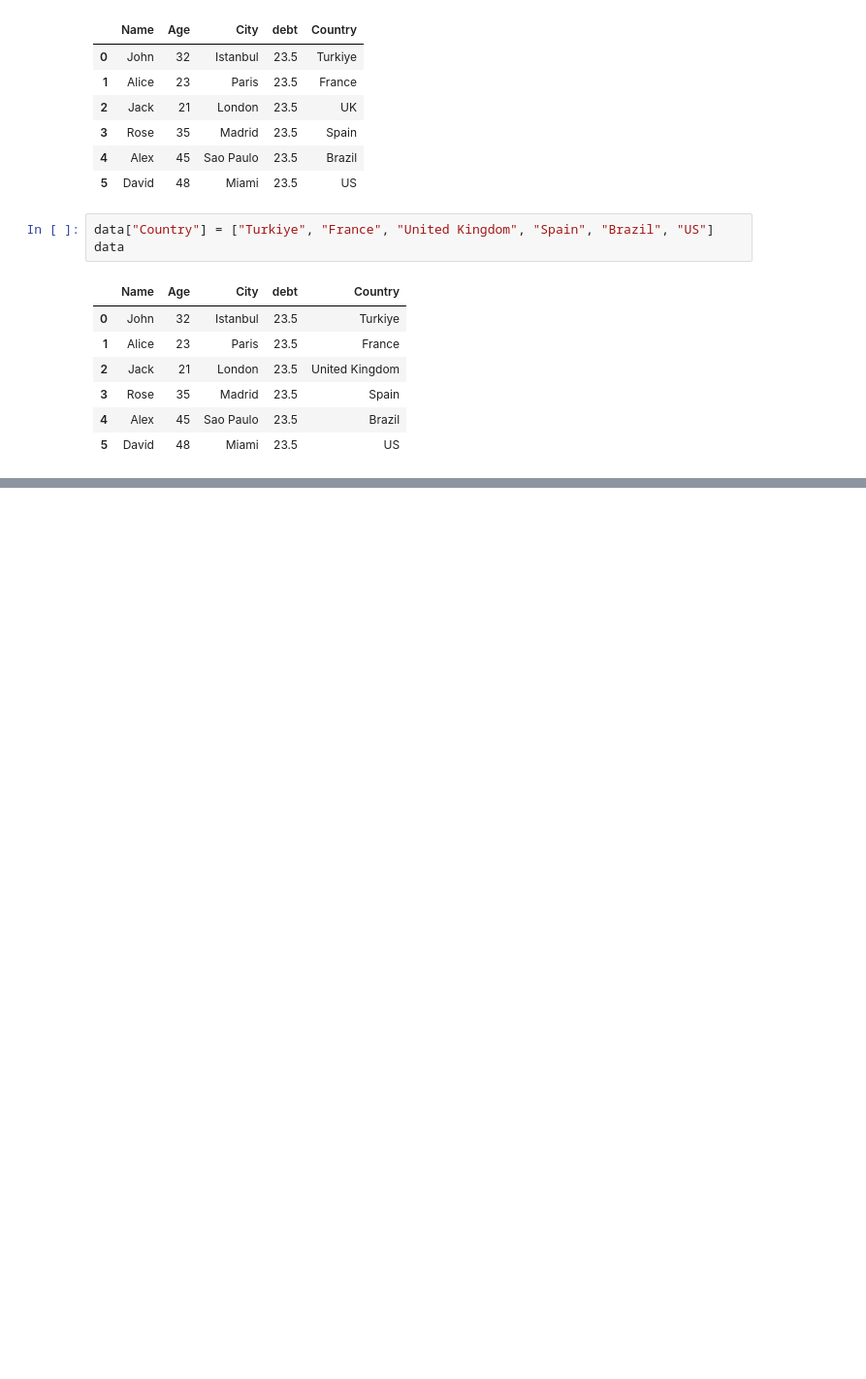
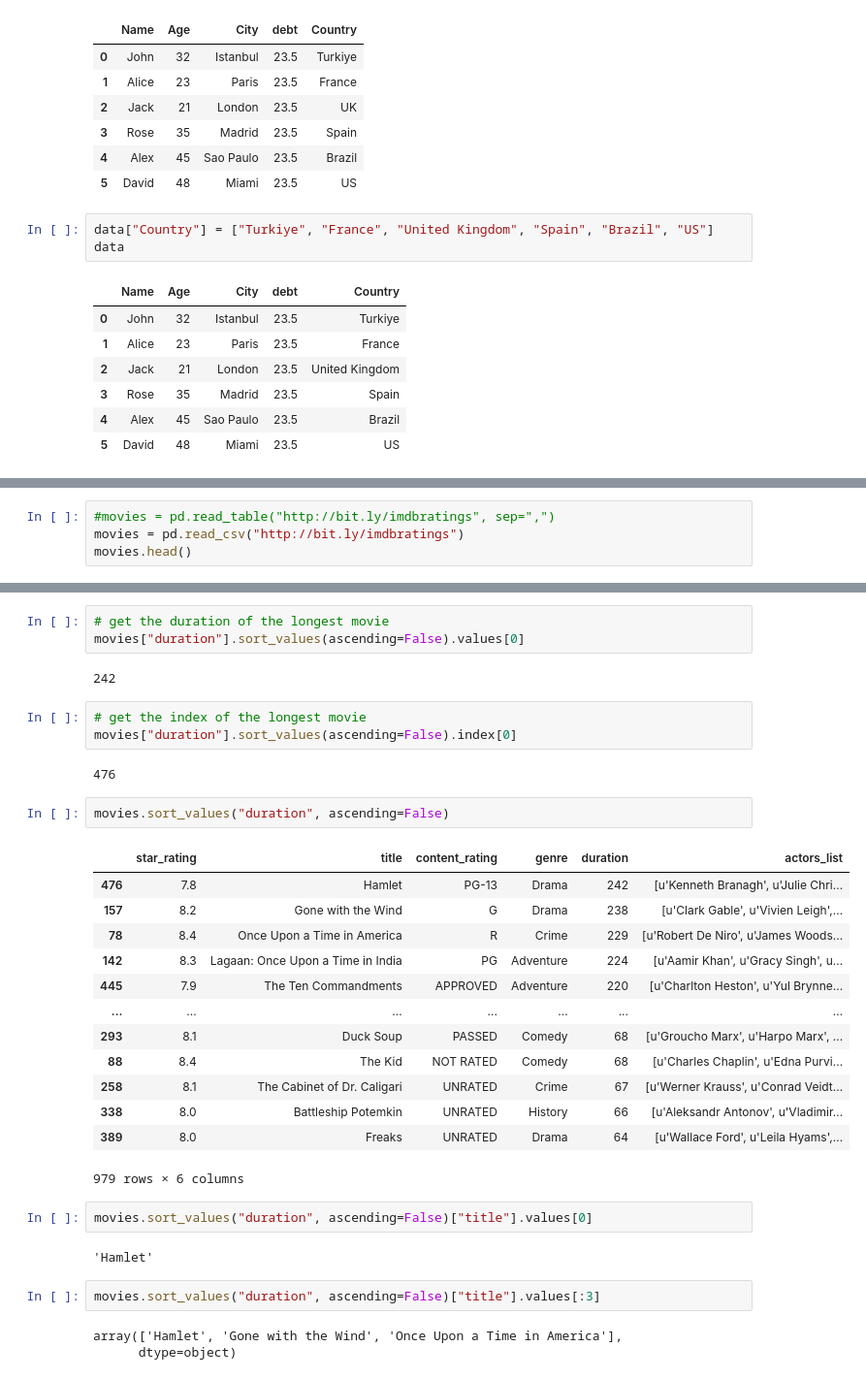
Before and after one commit to inancarin/DSA201_2024_2025_SPRING, a Jupyter notebook: Week04/Lecture/pandas1.ipynb, the cells around one changed output, grey strips where cells are left out. Shown at 97% size. Drawn from its saved outputs; the diff is of its cells as text; blank space fills up the shorter version.

```diff
--- a/Week04/Lecture/pandas1.ipynb
+++ b/Week04/Lecture/pandas1.ipynb
@@ -320,0 +534,4 @@ data
+# %%
+#movies = pd.read_table("http://bit.ly/imdbratings", sep=",")
+movies = pd.read_csv("http://bit.ly/imdbratings")
+movies.head()
@@ -320,0 +570,35 @@ data
+# %%
+# get the duration of the longest movie
+movies["duration"].sort_values(ascending=False).values[0]
+# %% [output]
+242
+# %%
+# get the index of the longest movie
+movies["duration"].sort_values(ascending=False).index[0]
+# %% [output]
+476
+# %%
+movies.sort_values("duration", ascending=False)
+# %% [output]
+|  | star_rating | title | content_rating | genre | duration | actors_list |
+| 476 | 7.8 | Hamlet | PG-13 | Drama | 242 | [u'Kenneth Branagh', u'Julie Chri... |
+| 157 | 8.2 | Gone with the Wind | G | Drama | 238 | [u'Clark Gable', u'Vivien Leigh',... |
+| 78 | 8.4 | Once Upon a Time in America | R | Crime | 229 | [u'Robert De Niro', u'James Woods... |
+| 142 | 8.3 | Lagaan: Once Upon a Time in India | PG | Adventure | 224 | [u'Aamir Khan', u'Gracy Singh', u... |
+| 445 | 7.9 | The Ten Commandments | APPROVED | Adventure | 220 | [u'Charlton Heston', u'Yul Brynne... |
+| ... | ... | ... | ... | ... | ... | ... |
+| 293 | 8.1 | Duck Soup | PASSED | Comedy | 68 | [u'Groucho Marx', u'Harpo Marx', ... |
+| 88 | 8.4 | The Kid | NOT RATED | Comedy | 68 | [u'Charles Chaplin', u'Edna Purvi... |
+| 258 | 8.1 | The Cabinet of Dr. Caligari | UNRATED | Crime | 67 | [u'Werner Krauss', u'Conrad Veidt... |
+| 338 | 8.0 | Battleship Potemkin | UNRATED | History | 66 | [u'Aleksandr Antonov', u'Vladimir... |
+| 389 | 8.0 | Freaks | UNRATED | Drama | 64 | [u'Wallace Ford', u'Leila Hyams',... |
+979 rows × 6 columns
+# %%
+movies.sort_values("duration", ascending=False)["title"].values[0]
+# %% [output]
+'Hamlet'
+# %%
+movies.sort_values("duration", ascending=False)["title"].values[:3]
+# %% [output]
+array(['Hamlet', 'Gone with the Wind', 'Once Upon a Time in America'],
+      dtype=object)
```
Also changed, not shown: parts of 26 cells of this notebook.
